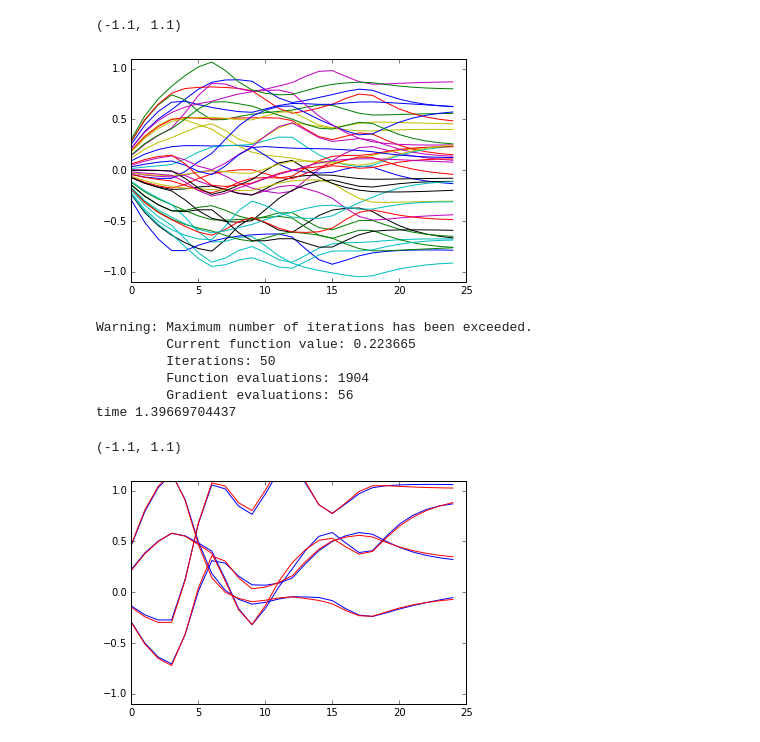
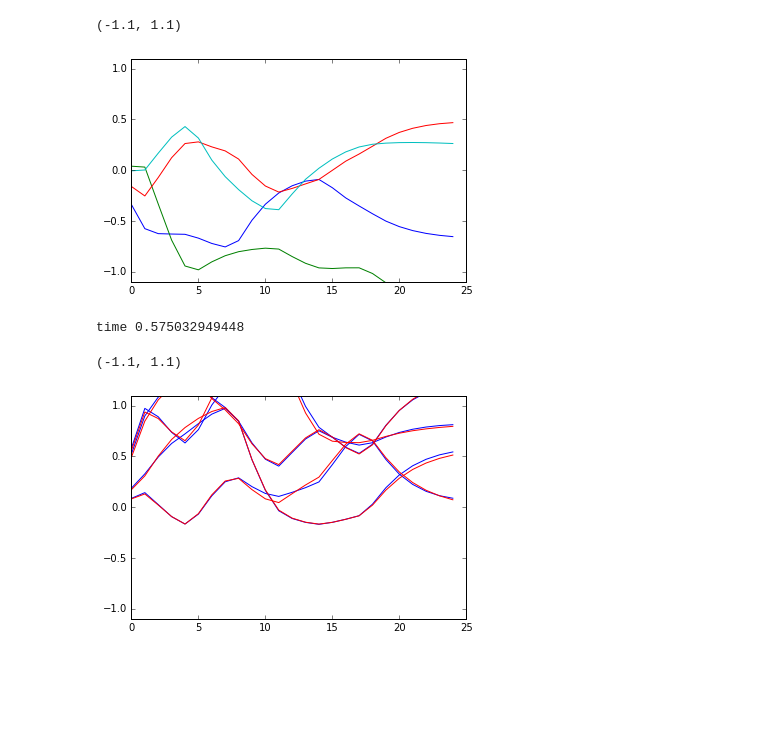
Before and after one commit to sebastien-forestier/NIPS2016, a Jupyter notebook: notebook/test_dmp.ipynb, the cells around one changed output. Cells and saved outputs as stored; diff of their text form; code cells hidden in the pictures; blank space fills up the shorter version.

```diff
--- a/notebook/test_dmp.ipynb
+++ b/notebook/test_dmp.ipynb
@@ -3,45 +3,39 @@
 %autoreload 2
 # %%
 import sys
+sys.path.append('../')
 import numpy as np
-sys.path.append('../')
-from dmp.mydmp import DmpPrimitive
+from nips.dmp.mydmp import MyDMP
 import time
 import matplotlib.pyplot as plt
 %matplotlib inline
 
-dmp = DmpPrimitive()
+dmp = MyDMP()
 # %%
 # RANDOM MOVEMENTS
-for i in range(10):
-    m = list(100. * (2. * np.random.random(7*4) - 1.)) + list(2.*np.random.random(4) -1.)
+for i in range(1):
+    m = list(200. * (2. * np.random.random(7*4) - 1.)) + list(2.*np.random.random(4) -1.)
     m_dyn = dmp.trajectory(m)
     plt.plot(m_dyn)
 
 plt.ylim([-1.1, 1.1])
 # %% [output]
 (-1.1, 1.1)
-[figure, old version]
+[figure, new version]
 # %%
 # IMITATE
 m = list(300. * (2. * np.random.random(7*4) - 1.)) + list(2.*np.random.random(4) -1.)
 m_dyn = dmp.trajectory(m)
 plt.plot(m_dyn, "b", label="target")
 
-#print m_dyn
 
 t0 = time.time()
-m = dmp.imitate(m_dyn, maxiter=50)
+m = dmp.imitate(m_dyn, maxfun=1500)
 
 print "time", time.time() - t0
 plt.plot(dmp.trajectory(m), "r", label="optimized")
 plt.ylim([-1.1, 1.1])
 # %% [output]
-Warning: Maximum number of iterations has been exceeded.
-         Current function value: 0.223665
-         Iterations: 50
-         Function evaluations: 1904
-         Gradient evaluations: 56
-time 1.39669704437
+time 0.575032949448
 (-1.1, 1.1)
-[figure, old version]
+[figure, new version]
```
Also changed, not shown: parts of 1 cell of this notebook, 15 other files.
